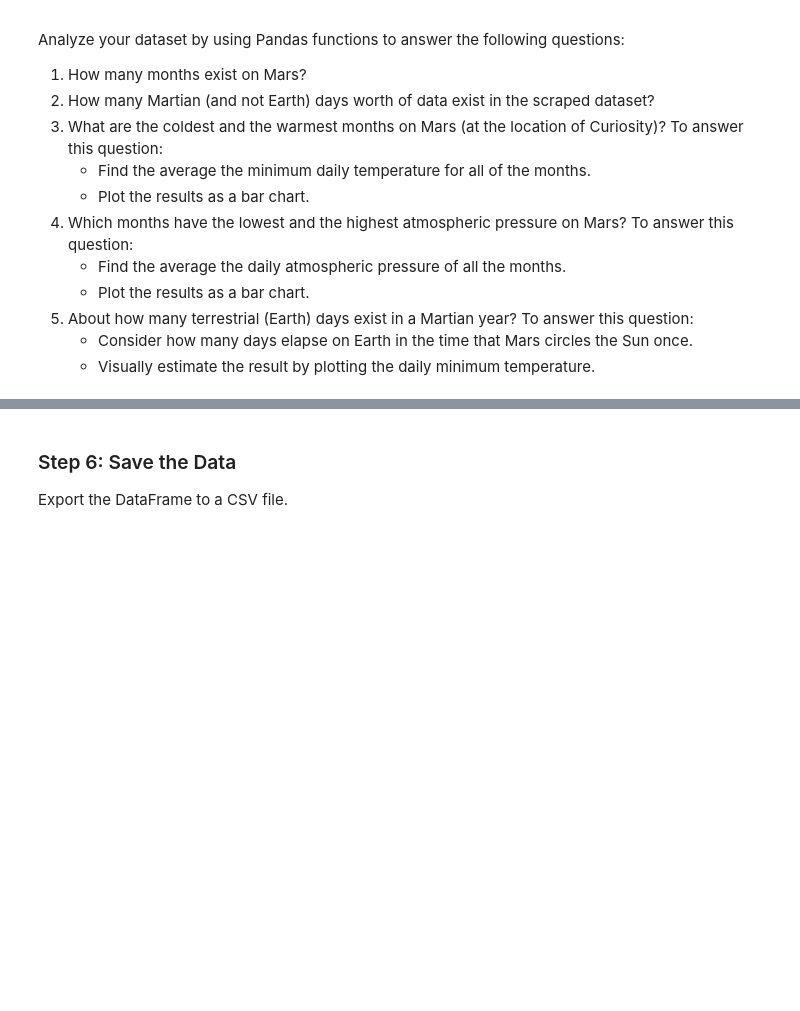
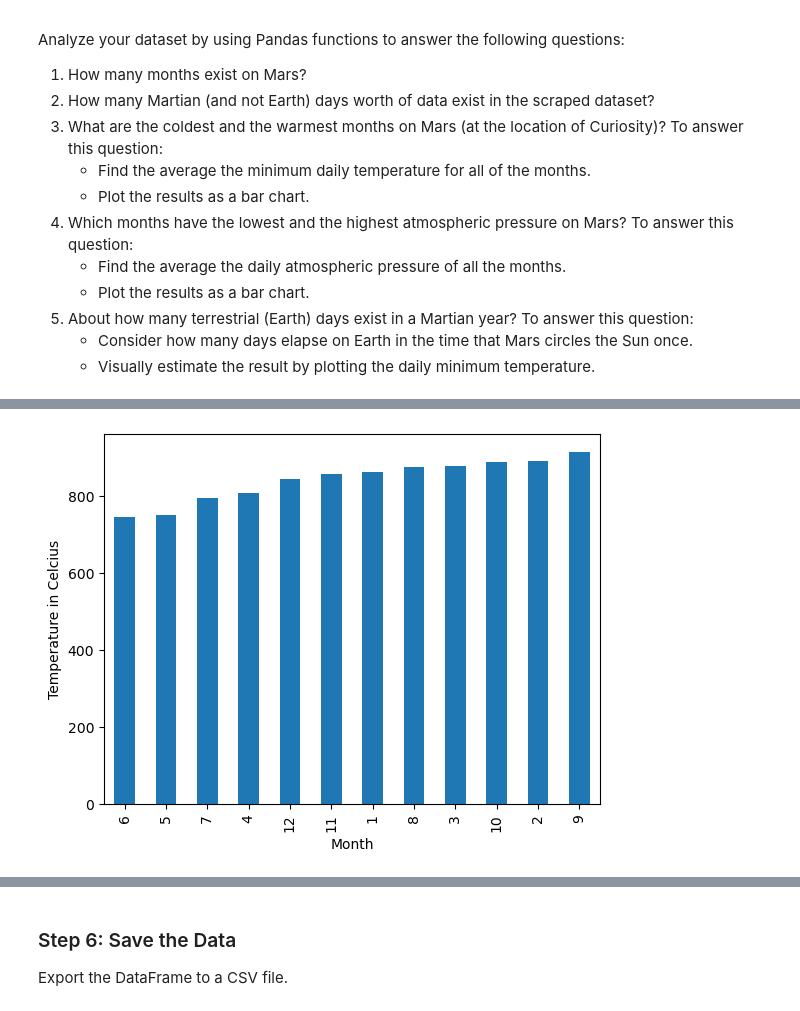
Before and after one commit to eaveltre21189/web_scraping_challenge, a Jupyter notebook: part_2_mars_weather.ipynb, the cells around one changed output, grey strips where cells are left out. Cells and saved outputs as stored; diff of their text form; code cells hidden in the pictures; blank space fills up the shorter version.

```diff
--- a/part_2_mars_weather.ipynb
+++ b/part_2_mars_weather.ipynb
@@ -131,2 +191,4 @@ Analyze your dataset by using Pandas functions to answer the following questions
 # %%
 # 4. Average pressure by Martian month
+average_pressure = weather_df.groupby(['month'])['pressure'].mean()
+average_pressure
@@ -135,2 +210,12 @@ Analyze your dataset by using Pandas functions to answer the following questions
+# %%
+# Plot the average pressure by month
+monthly_pressure = pd.DataFrame(average_pressure)
+pressure_sort = monthly_pressure.sort_values('pressure')
+pressure_sort.plot(kind='bar', legend=False)
+plt.xlabel('Month')
+plt.ylabel('Temperature in Celcius')
+plt.show()
+# %% [output]
+[figure, added]
 # %%
 # 5. How many terrestrial (earth) days are there in a Martian year?
```
Also changed, not shown: parts of 19 cells of this notebook.
